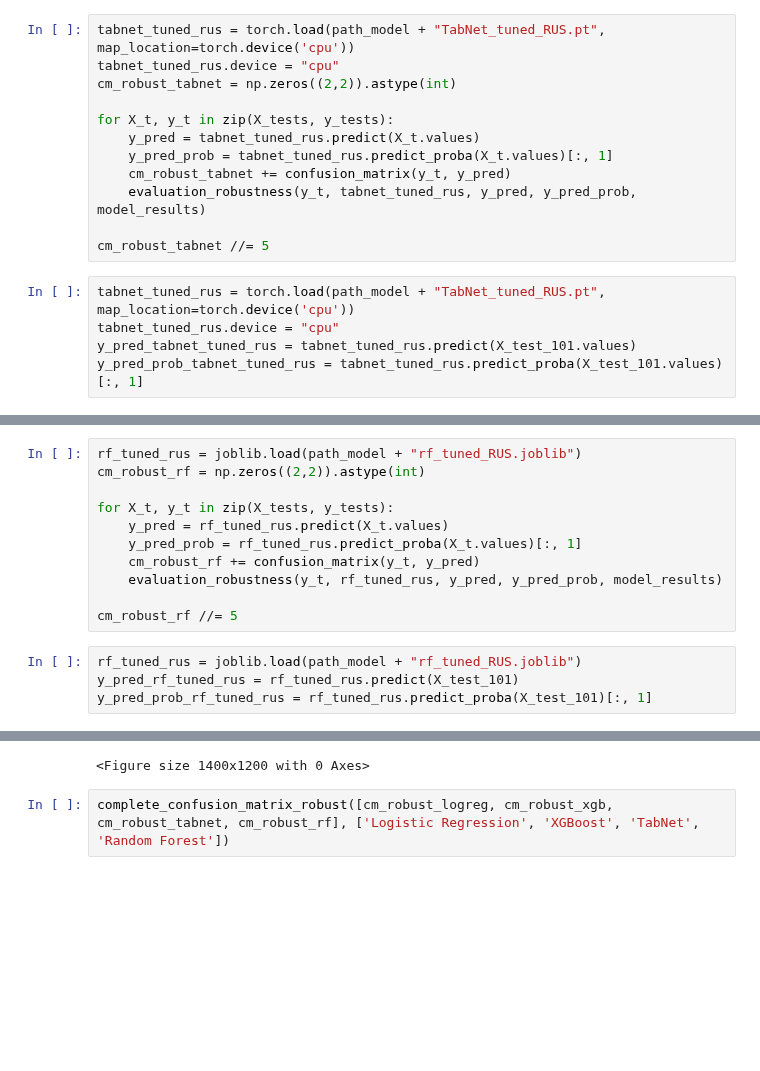
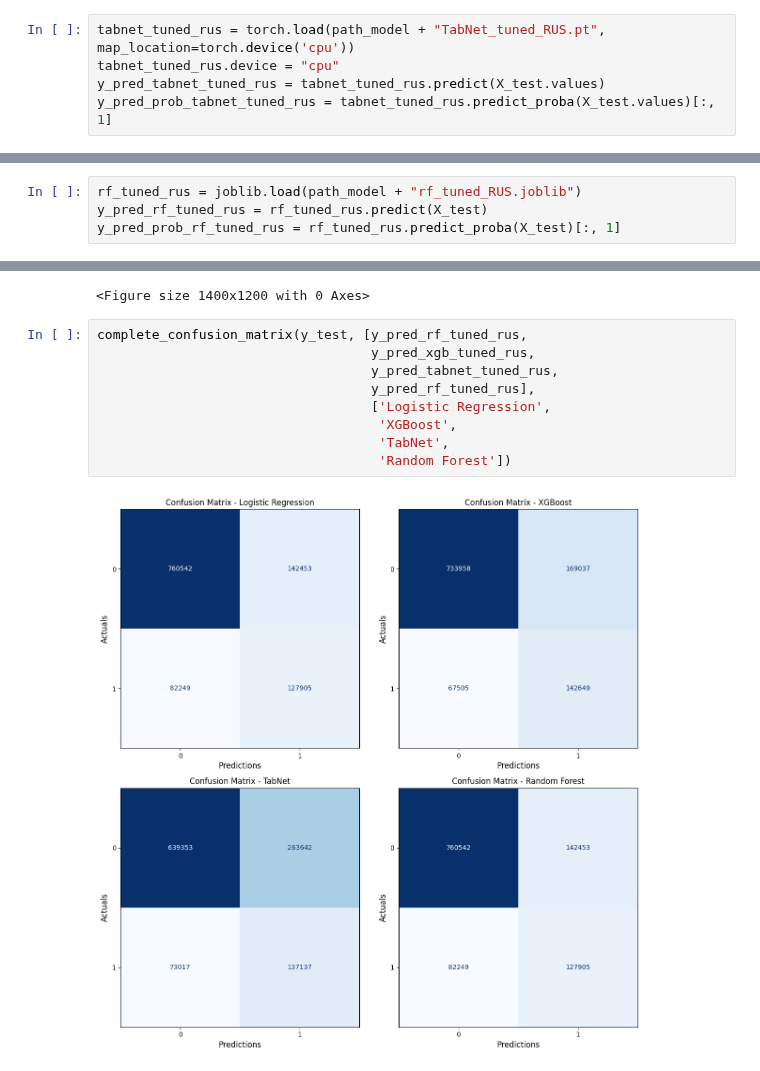
Before and after one commit to rvloenhout/DSS_Master_Thesis, a Jupyter notebook: _3. Evaluation/3. RUS_eval.ipynb, the cells around one changed output, grey strips where cells are left out. Saved outputs shown, nothing was run; the diff lists cells and outputs as text; blank space fills up the shorter version.

Commit message:
Removed robustness analysis

```diff
--- a/_3. Evaluation/3. RUS_eval.ipynb
+++ b/_3. Evaluation/3. RUS_eval.ipynb
@@ -118,18 +59,6 @@ Precision Score:  0.458
 # %%
 tabnet_tuned_rus = torch.load(path_model + "TabNet_tuned_RUS.pt", map_location=torch.device('cpu'))
 tabnet_tuned_rus.device = "cpu"
-cm_robust_tabnet = np.zeros((2,2)).astype(int)
-
-for X_t, y_t in zip(X_tests, y_tests):
-    y_pred = tabnet_tuned_rus.predict(X_t.values)
-    y_pred_prob = tabnet_tuned_rus.predict_proba(X_t.values)[:, 1]
-    cm_robust_tabnet += confusion_matrix(y_t, y_pred)
-    evaluation_robustness(y_t, tabnet_tuned_rus, y_pred, y_pred_prob, model_results)
-
-cm_robust_tabnet //= 5
+y_pred_tabnet_tuned_rus = tabnet_tuned_rus.predict(X_test.values)
+y_pred_prob_tabnet_tuned_rus = tabnet_tuned_rus.predict_proba(X_test.values)[:, 1]
-# %%
-tabnet_tuned_rus = torch.load(path_model + "TabNet_tuned_RUS.pt", map_location=torch.device('cpu'))
-tabnet_tuned_rus.device = "cpu"
-y_pred_tabnet_tuned_rus = tabnet_tuned_rus.predict(X_test_101.values)
-y_pred_prob_tabnet_tuned_rus = tabnet_tuned_rus.predict_proba(X_test_101.values)[:, 1]
 # %%
@@ -143,19 +73,8 @@ Precision Score:  0.342
 [figure]
 # %% [markdown]
 ## Evaluate Random Forests tuned RUS model
-# %%
-rf_tuned_rus = joblib.load(path_model + "rf_tuned_RUS.joblib")
-cm_robust_rf = np.zeros((2,2)).astype(int)
-
-for X_t, y_t in zip(X_tests, y_tests):
-    y_pred = rf_tuned_rus.predict(X_t.values)
-    y_pred_prob = rf_tuned_rus.predict_proba(X_t.values)[:, 1]
-    cm_robust_rf += confusion_matrix(y_t, y_pred)
-    evaluation_robustness(y_t, rf_tuned_rus, y_pred, y_pred_prob, model_results)
-
-cm_robust_rf //= 5
 # %%
 rf_tuned_rus = joblib.load(path_model + "rf_tuned_RUS.joblib")
-y_pred_rf_tuned_rus = rf_tuned_rus.predict(X_test_101)
-y_pred_prob_rf_tuned_rus = rf_tuned_rus.predict_proba(X_test_101)[:, 1]
+y_pred_rf_tuned_rus = rf_tuned_rus.predict(X_test)
+y_pred_prob_rf_tuned_rus = rf_tuned_rus.predict_proba(X_test)[:, 1]
 # %% [output]
@@ -208,4 +112,13 @@ auroc_curve(y_test, y_pred_prob_logreg_tuned_rus, y_pred_prob_xgb_tuned_rus, y_p
 [figure]
 <Figure size 1400x1200 with 0 Axes>
 # %%
-complete_confusion_matrix_robust([cm_robust_logreg, cm_robust_xgb, cm_robust_tabnet, cm_robust_rf], ['Logistic Regression', 'XGBoost', 'TabNet', 'Random Forest'])
+complete_confusion_matrix(y_test, [y_pred_rf_tuned_rus,
+                                   y_pred_xgb_tuned_rus,
+                                   y_pred_tabnet_tuned_rus,
+                                   y_pred_rf_tuned_rus],
+                                   ['Logistic Regression',
+                                    'XGBoost',
+                                    'TabNet',
+                                    'Random Forest'])
+# %% [output]
+[figure, added]
```
Also changed, not shown: parts of 13 cells of this notebook, 5 other files.
